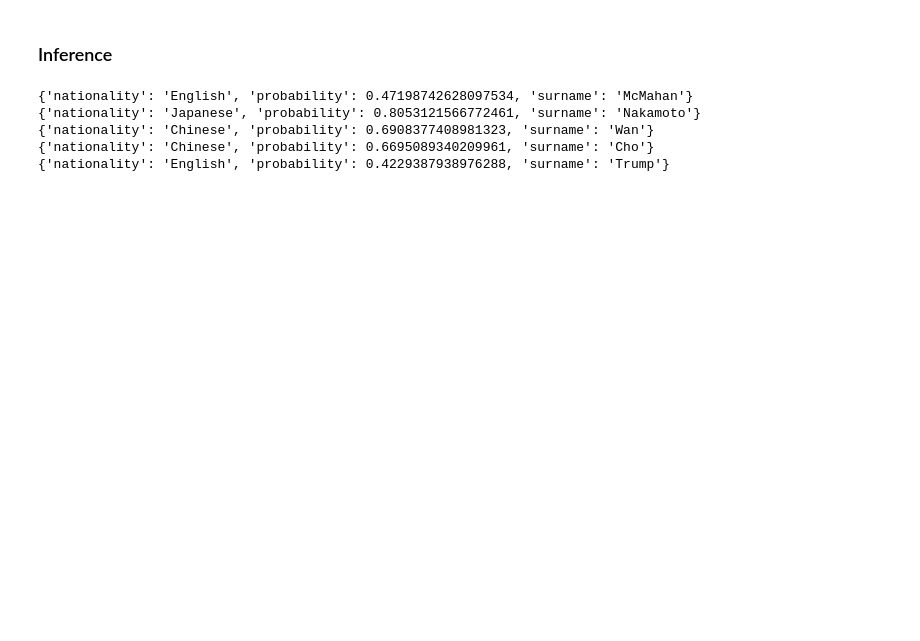
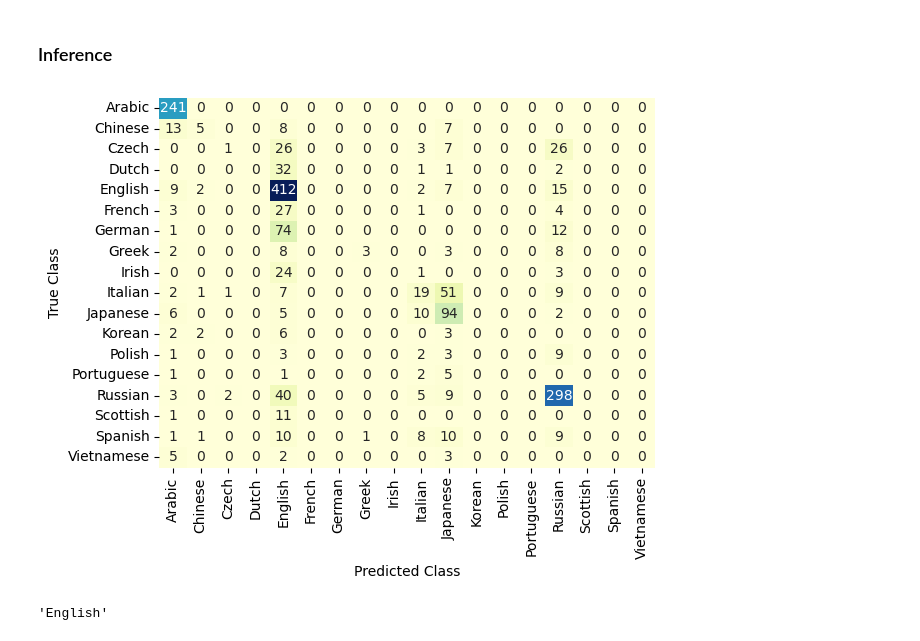
Before and after one commit to bzitko/nlp_repo, a Jupyter notebook: assignments/a05/nlp_a05.1_surname_classification_rnn.ipynb, the cells around one changed output. Cells and saved outputs as stored; diff of their text form; code cells hidden in the pictures; blank space fills up the shorter version.

```diff
--- a/assignments/a05/nlp_a05.1_surname_classification_rnn.ipynb
+++ b/assignments/a05/nlp_a05.1_surname_classification_rnn.ipynb
@@ -35,0 +61,3 @@ from tqdm.notebook import tqdm
+# %%
+df = pd.read_csv(args.surname_csv)
+df
@@ -636,11 +423,25 @@ def predict_nationality(surname, classifier, vectorizer):
-# %%
-
-classifier = classifier.to("cpu")
-for surname in ['McMahan', 'Nakamoto', 'Wan', 'Cho', "Trump"]:
-    print(predict_nationality(surname, classifier, vectorizer))
-# %% [output]
-{'nationality': 'English', 'probability': 0.47198742628097534, 'surname': 'McMahan'}
-{'nationality': 'Japanese', 'probability': 0.8053121566772461, 'surname': 'Nakamoto'}
-{'nationality': 'Chinese', 'probability': 0.6908377408981323, 'surname': 'Wan'}
-{'nationality': 'Chinese', 'probability': 0.6695089340209961, 'surname': 'Cho'}
-{'nationality': 'English', 'probability': 0.4229387938976288, 'surname': 'Trump'}
+# %%
+dataset.set_split('test')
+
+x, y = next(generate_batches(dataset, len(dataset)))
+y_hat = classifier(x, apply_softmax=True).argmax(dim=1)
+
+labels = list(dataset.vectorizer_y.vocab.ordered_tokens())
+
+conf_df = pd.DataFrame(confusion_matrix(y, y_hat), index=labels, columns=labels)
+
+sns.heatmap(conf_df, annot=True, cbar=None, cmap="YlGnBu", fmt="d")
+plt.ylabel("True Class")
+plt.xlabel("Predicted Class")
+plt.show()
+# %% [output]
+[figure, added]
+# %%
+def predict(model, vectorizer_x, vectorizer_y, surname):
+    x = vectorizer_x.vectorize(surname)
+    y_hat = model(x.unsqueeze(dim=0), apply_softmax=True)
+    return vectorizer_y.vocab[y_hat.argmax().item()]
+
+predict(classifier, surname_vectorizer, nationality_vectorizer, "Johnson")
+# %% [output]
+'English'
```
Also changed, not shown: parts of 29 cells of this notebook, 3 other files.
